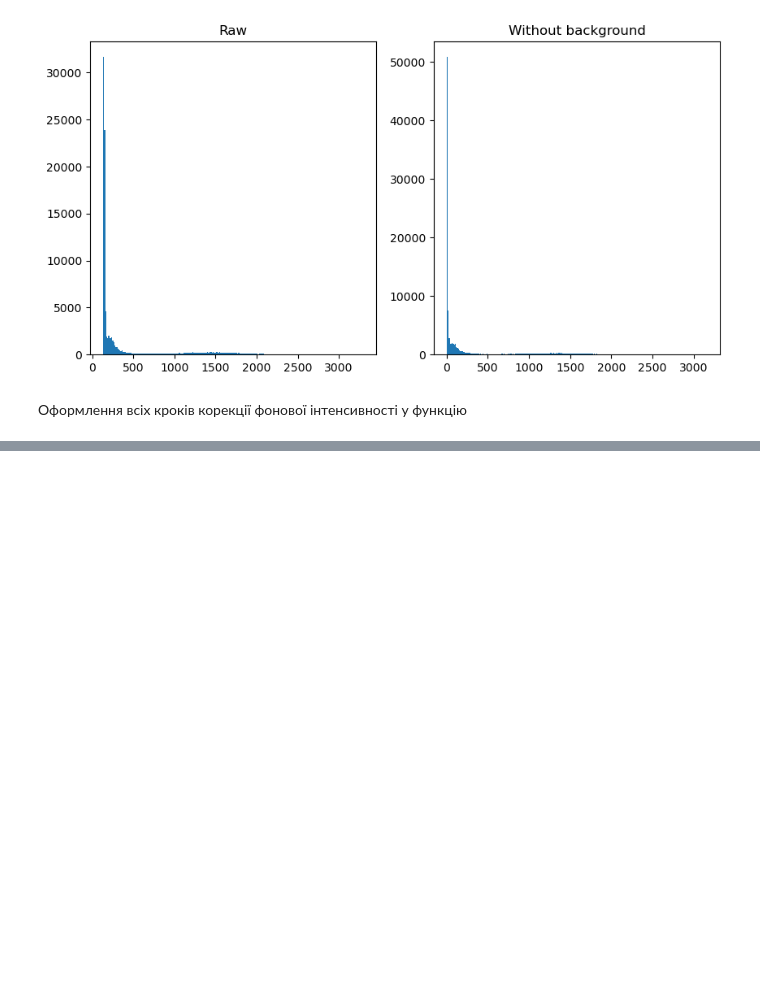
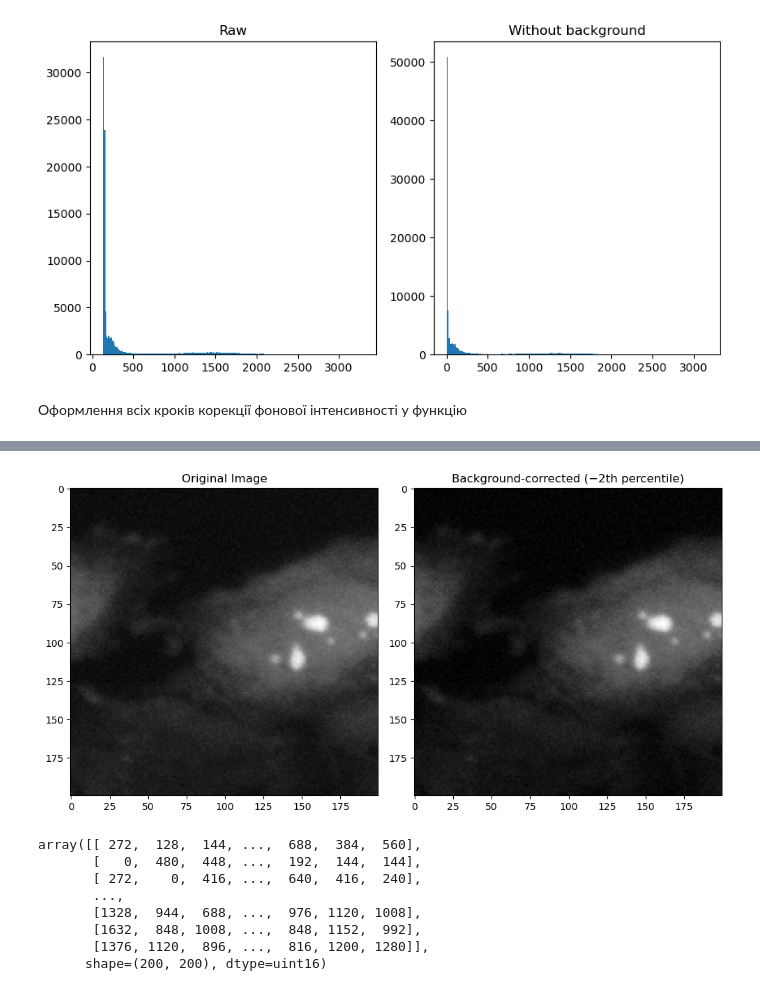
Before and after one commit to drBat1998/BioInUA_2025_img_analysis, a Jupyter notebook: course_data/playground.ipynb, the cells around one changed output, grey strips where cells are left out. Cells and saved outputs as stored; diff of their text form; code cells hidden in the pictures; blank space fills up the shorter version.

```diff
--- a/course_data/1_img_as_arrays.ipynb
+++ b/course_data/playground.ipynb
@@ -313,0 +353,39 @@ def background_correction(input_img:np.ndarray, background_percentile:float=1):
+# %%
+
+import numpy as np
+import matplotlib.pyplot as plt
+
+def background_correction(input_img: np.ndarray, background_percentile: float = 1):
+
+
+    back_int = np.percentile(input_img, background_percentile)
+
+    corr_img = input_img - back_int
+    corr_img = corr_img.clip(min=0)
+
+
+    fig, ax = plt.subplots(1, 2, figsize=(10, 5))
+    ax[0].imshow(input_img, cmap='Greys_r')
+    ax[0].set_title("Original Image")
+
+
+    ax[1].imshow(corr_img, cmap='Greys_r')
+    ax[1].set_title(f"Background-corrected (−{background_percentile}th percentile)")
+
+
+    plt.tight_layout()
+    plt.show()
+
+    return corr_img.astype(input_img.dtype)
+# %%
+background_correction(GFP_crop, 2)
+# %% [output]
+[figure, added]
+array([[ 272,  128,  144, ...,  688,  384,  560],
+       [   0,  480,  448, ...,  192,  144,  144],
+       [ 272,    0,  416, ...,  640,  416,  240],
+       ...,
+       [1328,  944,  688, ...,  976, 1120, 1008],
+       [1632,  848, 1008, ...,  848, 1152,  992],
+       [1376, 1120,  896, ...,  816, 1200, 1280]],
+      shape=(200, 200), dtype=uint16)
```
Also changed, not shown: parts of 4 cells of this notebook, 1 other file.
